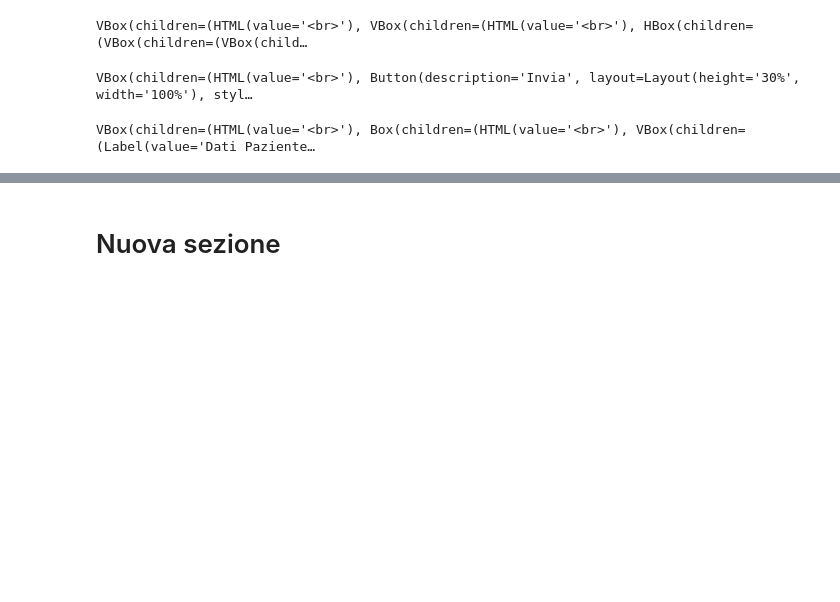
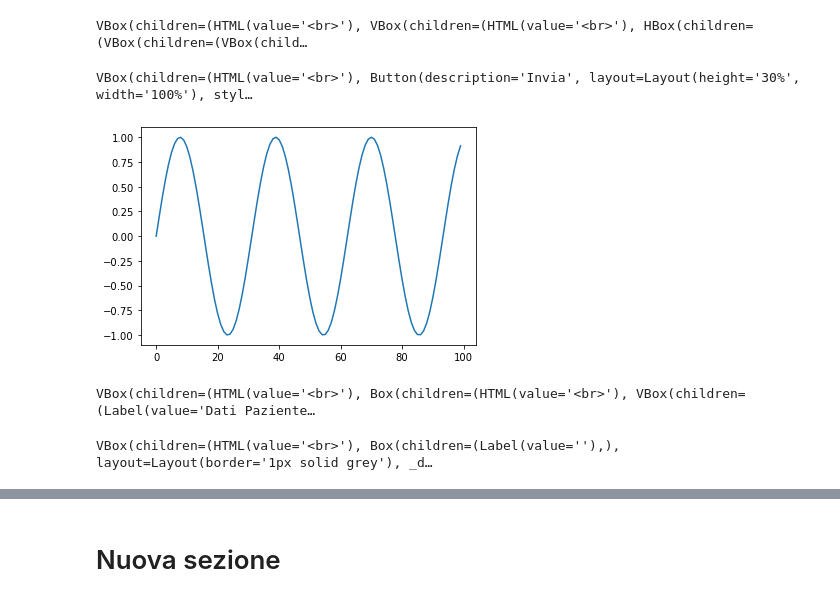
Before and after one commit to FlopperTheDolphin/cvd, a Jupyter notebook: cvd_model.ipynb, the cells around one changed output, grey strips where cells are left out. Saved outputs shown, nothing was run; the diff lists cells and outputs as text; code cells hidden in the pictures; blank space fills up the shorter version.

```diff
--- a/cvd_model.ipynb
+++ b/cvd_model.ipynb
@@ -276,3 +299,9 @@ b = SendButton(slider_options,dropdown_options,sol_order)
 see(b)
 # %% [output]
 VBox(children=(HTML(value='<br>'), Button(description='Invia', layout=Layout(height='30%', width='100%'), styl…
+# %%
+# Testing matplotlib interactions with a simple plot
+fig = plt.figure()
+plt.plot(np.sin(np.linspace(0, 20, 100)));
+# %% [output]
+[figure, added]
@@ -338,0 +381,36 @@ class Output():
+# %%
+%matplotlib widget
+class Output():
+    #is changed == True -> dashboard values has changed
+    #is changed == False -> send button has been pressed and dashboard values has not changed
+  def update(self):
+    if value_options['is_changed']==False:
+     self.compose()
+     if value_options['pred'][0] == 1:
+      self.output.value = self.res[True]
+     else:
+      self.output.value = self.res[False]
+     self.comp.remove_class('old_preview')
+     display(refresh_pie())
+    else:
+     self.comp.add_class('old_preview')
+
+
+  def __init__(self):
+    self.output = widgets.Label(value='')
+    self.res ={False: 'Alta probabilità di guarigione',
+               True: 'Bassa probabilità di guarigione'}
+    self.comp=None
+
+  def compose(self):
+     self.comp= widgets.Box([self.output],layout=widgets.Layout(border='1px solid grey'))
+     return self.comp.add_class('old_preview')
+    ##TODO grafo a torta quando ci saranno i dati
+
+#################################################################################
+out = Output()
+subscribe(out,sub_pred)
+subscribe(out,sub_dashboard)
+see(out)
+# %% [output]
+VBox(children=(HTML(value='<br>'), Box(children=(Label(value=''),), layout=Layout(border='1px solid grey'), _d…
```
Also changed, not shown: parts of 16 cells of this notebook.
